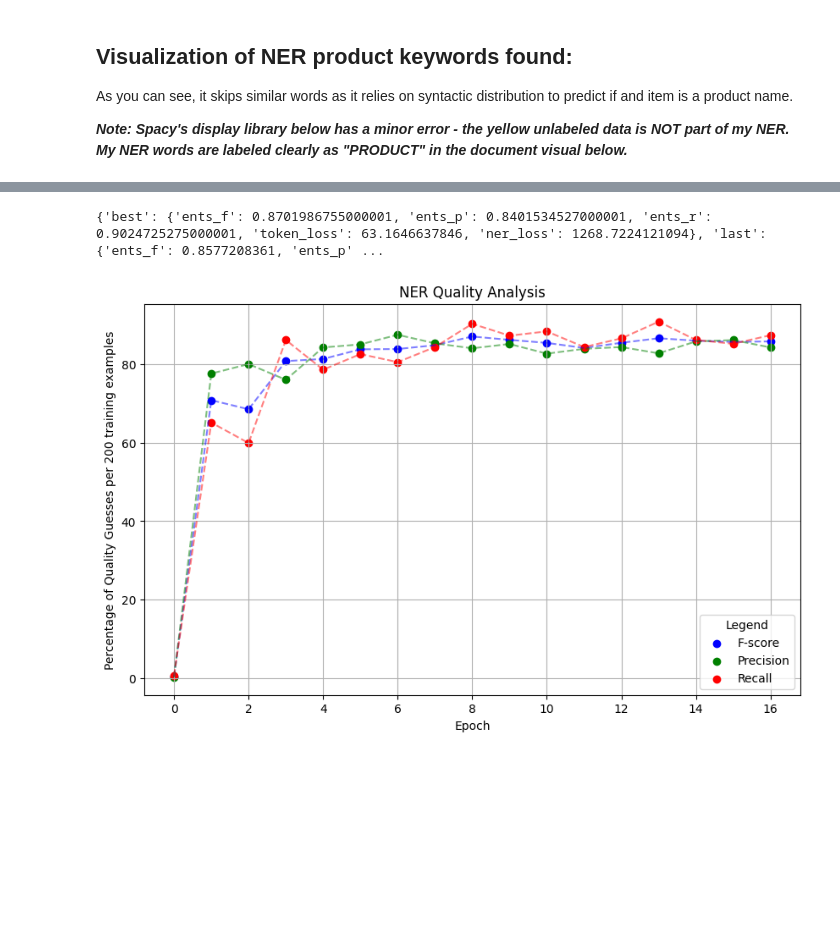
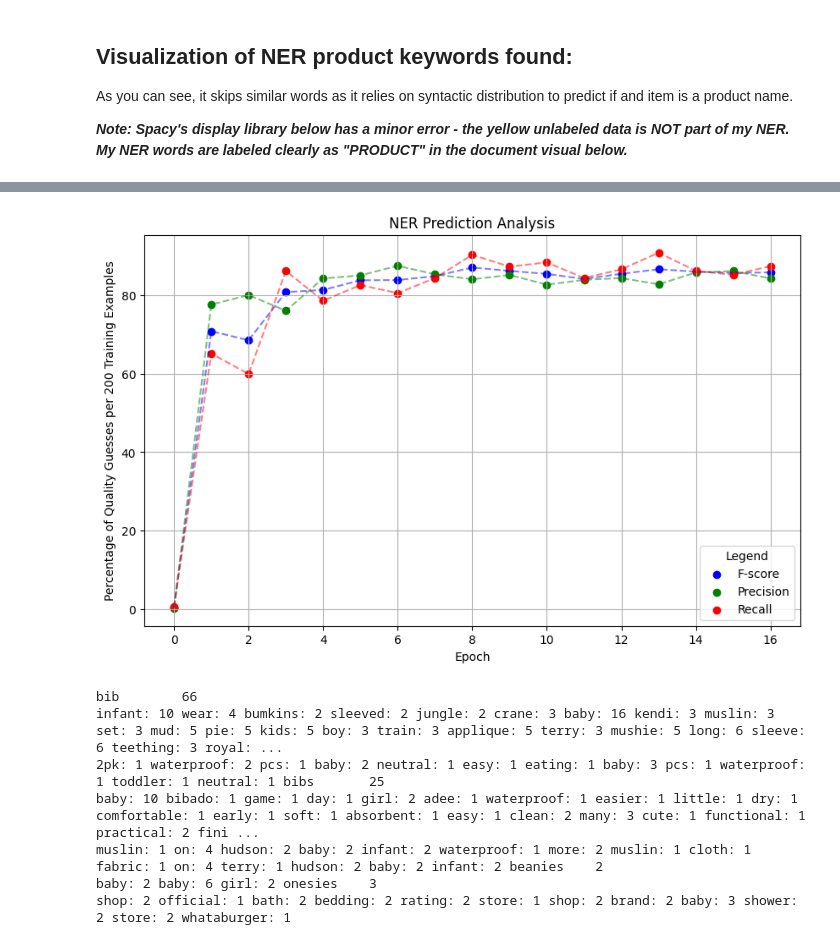
Before and after one commit to maddy-foley/capstone, a Jupyter notebook: notebook/capstone.ipynb, the cells around one changed output, grey strips where cells are left out. Saved outputs shown, nothing was run; the diff lists cells and outputs as text; code cells hidden in the pictures; blank space fills up the shorter version.

Commit message:
working on visualizations

```diff
--- a/notebook/capstone.ipynb
+++ b/notebook/capstone.ipynb
@@ -58,37 +56,36 @@ ling_info = analyzer.get_all_doc_ent_ling_info()
 # %%
 json_file = FileManager('./ner_performance.json')
 ner_data = json_file.read_file()
-print(ner_data)
+
+epoch = [num for num in range(len(ner_data['all_data']['e']) )]
+ents_f = ner_data['all_data']['ents_f']
+ents_p = ner_data['all_data']['ents_p']
+ents_r = ner_data['all_data']['ents_r']
+best = ner_data['best']
+last = ner_data['last']
 # P = Precision = Formula: True Pos / (True pos + True Neg), high == few false positives
 # R = recall = Formula: True Pos / (True pos + True Neg), high == few false negatives
 # F = harmony of p and r. This is the MAIN quality score. Formula: F1 = 2 * (P * R) / (P + R)
 # ner_loss = loss from NER component based on how far the predicted entity spans are from the gold annotations.
-# %% [output]
-{'best': {'ents_f': 0.8701986755000001, 'ents_p': 0.8401534527000001, 'ents_r': 0.9024725275000001, 'token_loss': 63.1646637846, 'ner_loss': 1268.7224121094}, 'last': {'ents_f': 0.8577208361, 'ents_p' ...
 # %%
 import matplotlib.pyplot as plt
 import numpy as np
 
-e = [num for num in range(len(ner_data['all_data']['e']) )]
-ents_f = ner_data['all_data']['ents_f']
-ents_p = ner_data['all_data']['ents_p']
-ents_r = ner_data['all_data']['ents_r']
+plt.figure(figsize=(10, 6))
+plt.scatter(epoch, ents_f, color='blue', label='F-score')
+plt.plot(epoch, ents_f, color='blue', linestyle='--', alpha=0.5)
 
-plt.figure(figsize=(10, 6))
-plt.scatter(e, ents_f, color='blue', label='F-score')
-plt.plot(e, ents_f, color='blue', linestyle='--', alpha=0.5)
+plt.scatter(epoch, ents_p, color='green', label='Precision')
+plt.plot(epoch, ents_p, color='green', linestyle='--', alpha=0.5)
 
-plt.scatter(e, ents_p, color='green', label='Precision')
-plt.plot(e, ents_p, color='green', linestyle='--', alpha=0.5)
-
-plt.scatter(e, ents_r, color='red', label='Recall')
-plt.plot(e, ents_r, color='red', linestyle='--', alpha=0.5)
+plt.scatter(epoch, ents_r, color='red', label='Recall')
+plt.plot(epoch, ents_r, color='red', linestyle='--', alpha=0.5)
 plt.legend(title='Legend')
 
 plt.xlabel('Epoch')
-plt.ylabel('Percentage of Quality Guesses per 200 training examples')
-plt.title('NER Quality Analysis')
+plt.ylabel('Percentage of Quality Guesses per 200 Training Examples')
+plt.title('NER Prediction Analysis')
 plt.grid(True)
 plt.show()
 # %% [output]
-[figure, old version]
+[figure, new version]
@@ -94,0 +97,18 @@ plt.show()
+# %%
+text = []
+for item in analysis:
+    print(f"{item:10} {analysis[item]['TOTAL']}")
+    for key in analysis[item]:
+        if key == 'TOTAL':
+            continue
+        temp = analysis[item][key]
+        for word in temp:
+            print(f"{word}: {temp[word]} ",end="")
+# %% [output]
+bib        66
+infant: 10 wear: 4 bumkins: 2 sleeved: 2 jungle: 2 crane: 3 baby: 16 kendi: 3 muslin: 3 set: 3 mud: 5 pie: 5 kids: 5 boy: 3 train: 3 applique: 5 terry: 3 mushie: 5 long: 6 sleeve: 6 teething: 3 royal: ...
+2pk: 1 waterproof: 2 pcs: 1 baby: 2 neutral: 1 easy: 1 eating: 1 baby: 3 pcs: 1 waterproof: 1 toddler: 1 neutral: 1 bibs       25
+baby: 10 bibado: 1 game: 1 day: 1 girl: 2 adee: 1 waterproof: 1 easier: 1 little: 1 dry: 1 comfortable: 1 early: 1 soft: 1 absorbent: 1 easy: 1 clean: 2 many: 3 cute: 1 functional: 1 practical: 2 fini ...
+muslin: 1 on: 4 hudson: 2 baby: 2 infant: 2 waterproof: 1 more: 2 muslin: 1 cloth: 1 fabric: 1 on: 4 terry: 1 hudson: 2 baby: 2 infant: 2 beanies    2
+baby: 2 baby: 6 girl: 2 onesies    3
+shop: 2 official: 1 bath: 2 bedding: 2 rating: 2 store: 1 shop: 2 brand: 2 baby: 3 shower: 2 store: 2 whataburger: 1
```
Also changed, not shown: parts of 7 cells of this notebook, 7 other files.
